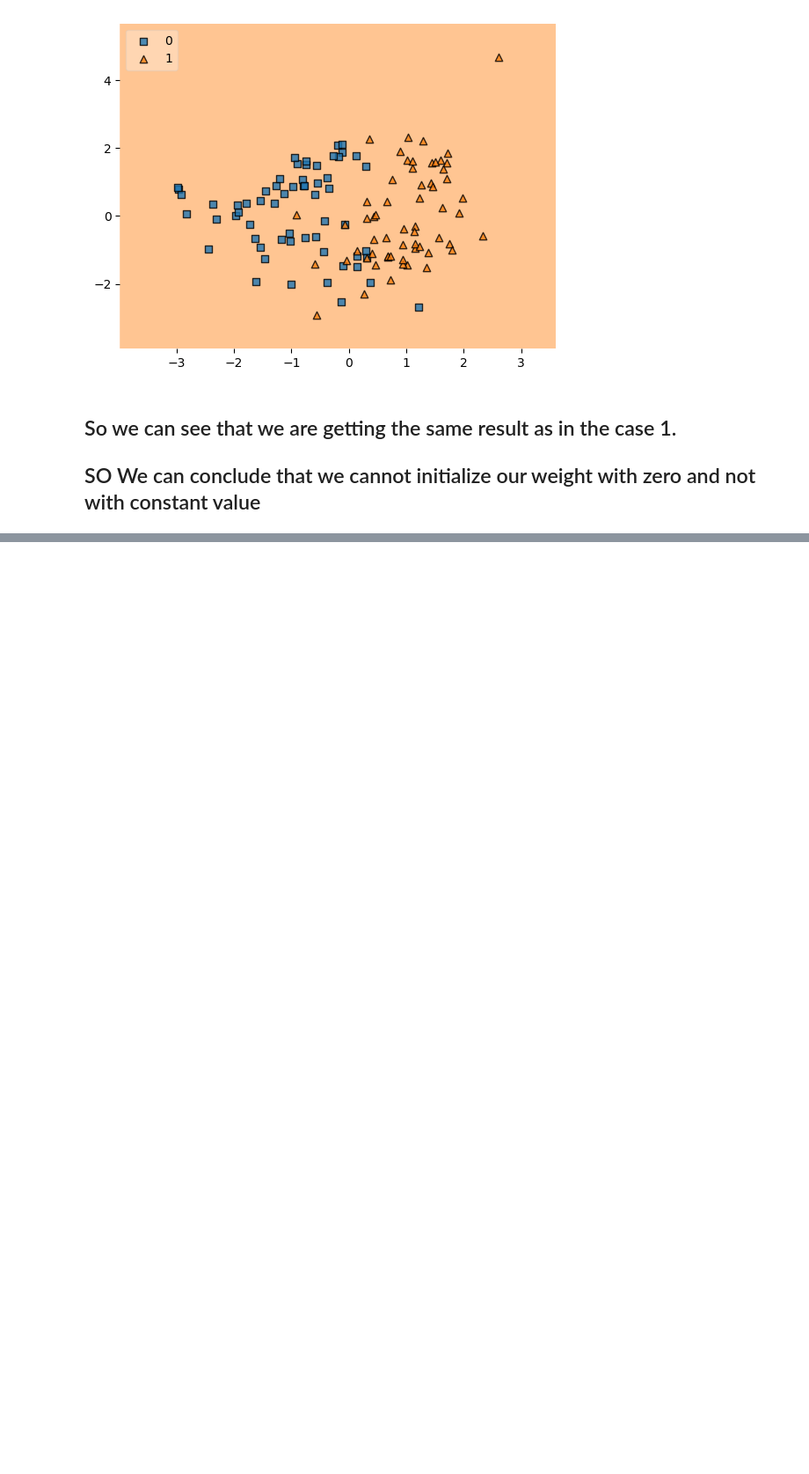
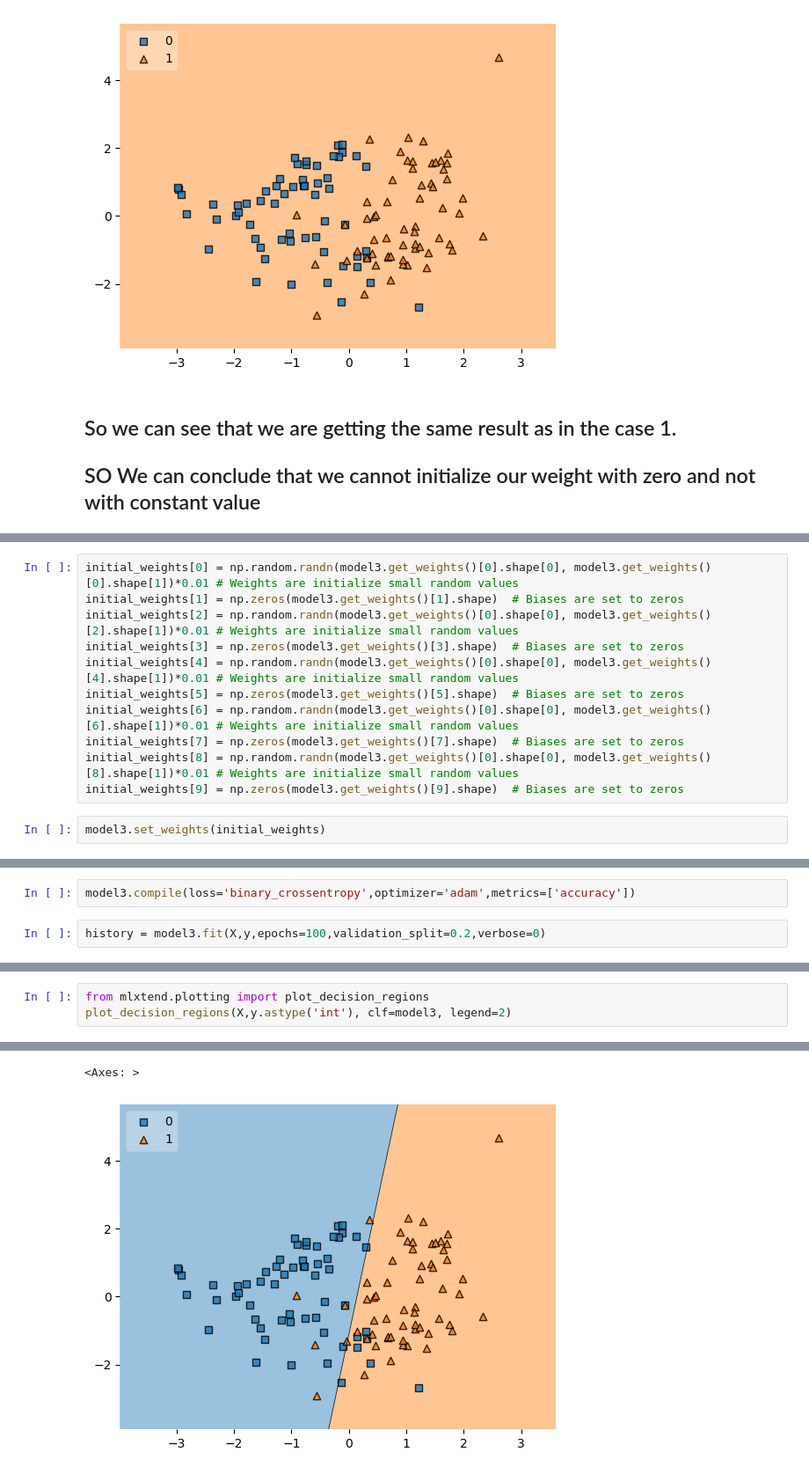
Before and after one commit to himanshu-shekhar2327/Deep-Learning-Practice, a Jupyter notebook: DL Notebooks/Ch-2/Weight Initialization.ipynb, the cells around one changed output, grey strips where cells are left out. Shown at 88% size. Cells and saved outputs as stored; diff of their text form; blank space fills up the shorter version.

Commit message:
Weight Initialization in DL

```diff
--- a/DL Notebooks/Ch-2/Weight Initialization.ipynb
+++ b/DL Notebooks/Ch-2/Weight Initialization.ipynb
@@ -306,0 +357,13 @@ plot_decision_regions(X,y.astype('int'), clf=model, legend=2)
+# %%
+initial_weights[0] = np.random.randn(model3.get_weights()[0].shape[0], model3.get_weights()[0].shape[1])*0.01 # Weights are initialize small random values
+initial_weights[1] = np.zeros(model3.get_weights()[1].shape)  # Biases are set to zeros
+initial_weights[2] = np.random.randn(model3.get_weights()[0].shape[0], model3.get_weights()[2].shape[1])*0.01 # Weights are initialize small random values
+initial_weights[3] = np.zeros(model3.get_weights()[3].shape)  # Biases are set to zeros
+initial_weights[4] = np.random.randn(model3.get_weights()[0].shape[0], model3.get_weights()[4].shape[1])*0.01 # Weights are initialize small random values
+initial_weights[5] = np.zeros(model3.get_weights()[5].shape)  # Biases are set to zeros
+initial_weights[6] = np.random.randn(model3.get_weights()[0].shape[0], model3.get_weights()[6].shape[1])*0.01 # Weights are initialize small random values
+initial_weights[7] = np.zeros(model3.get_weights()[7].shape)  # Biases are set to zeros
+initial_weights[8] = np.random.randn(model3.get_weights()[0].shape[0], model3.get_weights()[8].shape[1])*0.01 # Weights are initialize small random values
+initial_weights[9] = np.zeros(model3.get_weights()[9].shape)  # Biases are set to zeros
+# %%
+model3.set_weights(initial_weights)
@@ -306,0 +390,4 @@ plot_decision_regions(X,y.astype('int'), clf=model, legend=2)
+# %%
+model3.compile(loss='binary_crossentropy',optimizer='adam',metrics=['accuracy'])
+# %%
+history = model3.fit(X,y,epochs=100,validation_split=0.2,verbose=0)
@@ -306,0 +412,4 @@ plot_decision_regions(X,y.astype('int'), clf=model, legend=2)
+# %%
+from mlxtend.plotting import plot_decision_regions
+plot_decision_regions(X,y.astype('int'), clf=model3, legend=2)
+# %% [output]
@@ -306,0 +417,2 @@ plot_decision_regions(X,y.astype('int'), clf=model, legend=2)
+<Axes: >
+[figure, added]
```
Also changed, not shown: parts of 9 cells of this notebook.
